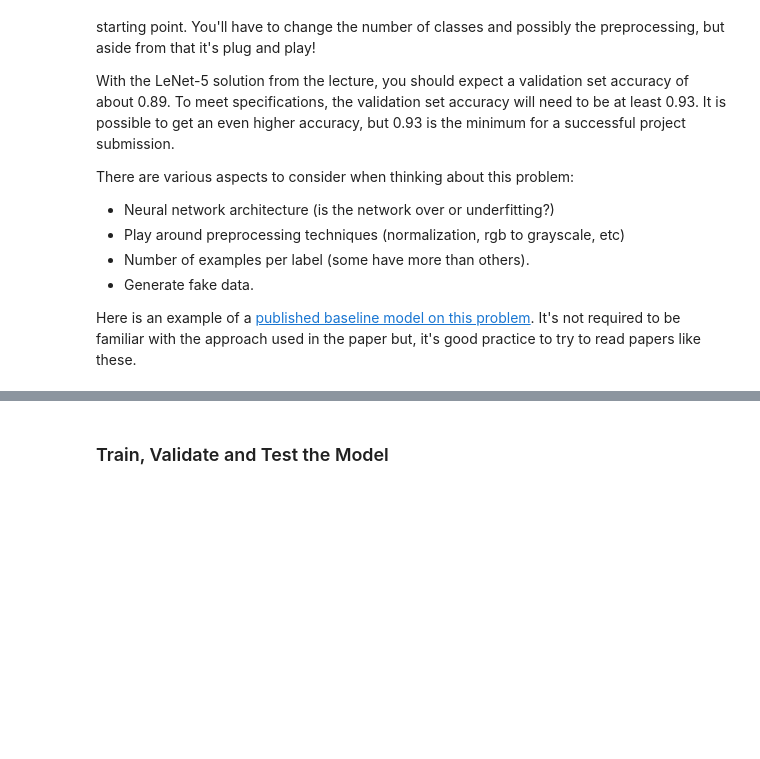
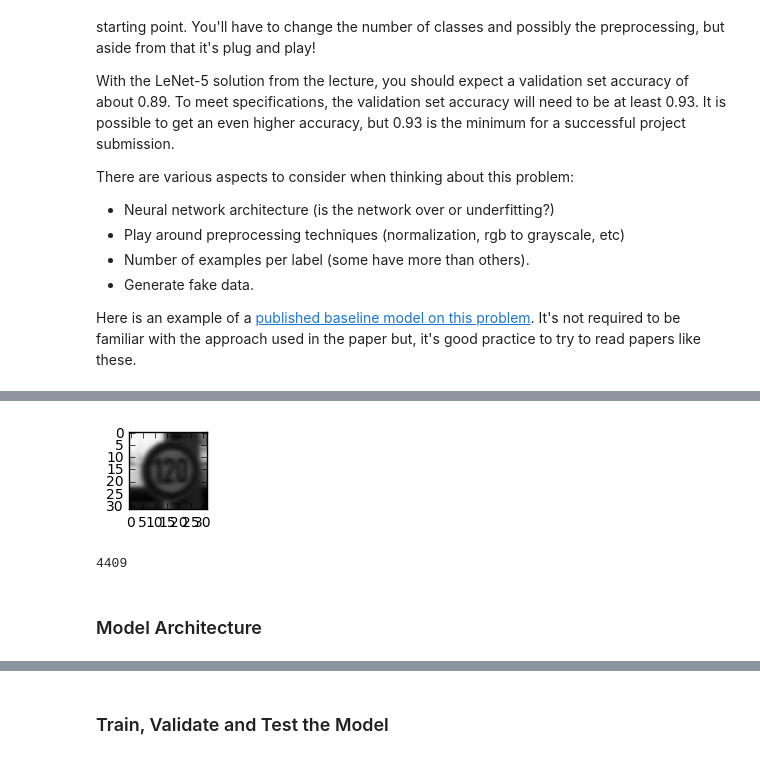
Before and after one commit to saras152/Traffic-Sign-Classifier, a Jupyter notebook: Traffic_Sign_Classifier.ipynb, the cells around one changed output, grey strips where cells are left out. Saved outputs shown, nothing was run; the diff lists cells and outputs as text; code cells hidden in the pictures; blank space fills up the shorter version.

```diff
--- a/Traffic_Sign_Classifier.ipynb
+++ b/Traffic_Sign_Classifier.ipynb
@@ -114,18 +117,0 @@ def grayscale(img):
-# %%
-ulist,ilist=np.unique(y_train,return_index=True)
-z=[]
-for j in range(len(ilist)):
-    x=np.where(y_train==ulist[j])
-    y=[]
-    for i in range(len(x[0])):
-        y.append(grayscale(X_train[x[0][i]]))
-    y=np.array(y)
-    z.append(y.mean(axis=0))
-    #print('The following images are averaged-grayscale and first instances of the images from a similar set labeled as:{}'.format(ulist[j]))
-    #plotmyimage(z[-1])
-    #plotmyimage(train['features'][ilist[j]])
-z=np.array(z)
-randindex=random.randint(0,len(X_train))
-print('A sample image shown belos is at index {} with a label {}:'.format(randindex,y_train[randindex]))
-randimage=X_train[randindex]
-plotmyimage(randimage)
@@ -357,0 +145,47 @@ print(' Test Accuracy is {}'.format(test_accuracy))
+# %%
+### Preprocess the data here. It is required to normalize the data. Other preprocessing steps could include
+### converting to grayscale, etc.
+### Feel free to use as many code cells as needed.
+import cv2
+# The same random image when transformed
+
+#randimage_gray=cv2.cvtColor(randimage,cv2.COLOR_RGB2GRAY)
+#plotmyimage(randimage_gray)
+
+#X_train=X_train_original
+#plotmyimage(X_train[randindex])
+
+X_train_gray=np.zeros((n_train,32,32,1))
+for i in range(len(X_train)):
+    X_train_gray[i,:,:,0]=cv2.cvtColor(X_train[i].astype(np.uint8),cv2.COLOR_RGB2GRAY)
+#    hsv=cv2.cvtColor(X_train[i],cv2.COLOR_RGB2HSV)
+#    h,s,v=cv2.split(hsv)
+#    v=np.uint8(v*(255/np.amax(v)))
+#    s=np.uint8(s*(255/np.amax(s)))
+#    h=np.uint8(h*(255/np.amax(h)))
+#    hsv=cv2.merge((h,s,v))
+#    X_train[i]=cv2.cvtColor(hsv,cv2.COLOR_HSV2RGB)
+X_train=X_train_gray
+
+X_valid_gray=np.zeros((n_validation,32,32,1))
+for i in range(len(X_valid)):
+    X_valid_gray[i,:,:,0]=cv2.cvtColor(X_valid[i].astype(np.uint8),cv2.COLOR_RGB2GRAY)
+#    hsv=cv2.cvtColor(X_valid[i],cv2.COLOR_RGB2HSV)
+#    h,s,v=cv2.split(hsv)
+#    v=np.uint8(v*(255/np.amax(v)))
+#    s=np.uint8(s*(255/np.amax(s)))
+#    h=np.uint8(h*(255/np.amax(h)))
+#    hsv=cv2.merge((h,s,v))
+#    X_valid[i]=cv2.cvtColor(hsv,cv2.COLOR_HSV2RGB)
+#
+X_valid=X_valid_gray
+plotmyimage(X_train[randindex,:,:,0])
+
+
+Image_Channels=1
+# %% [output]
+[figure, added]
+# %%
+i
+# %% [output]
+4409
@@ -358 +202,3 @@ print(' Test Accuracy is {}'.format(test_accuracy))
+# %% [markdown]
+### Model Architecture
 # %%
```
Also changed, not shown: parts of 20 cells of this notebook.
